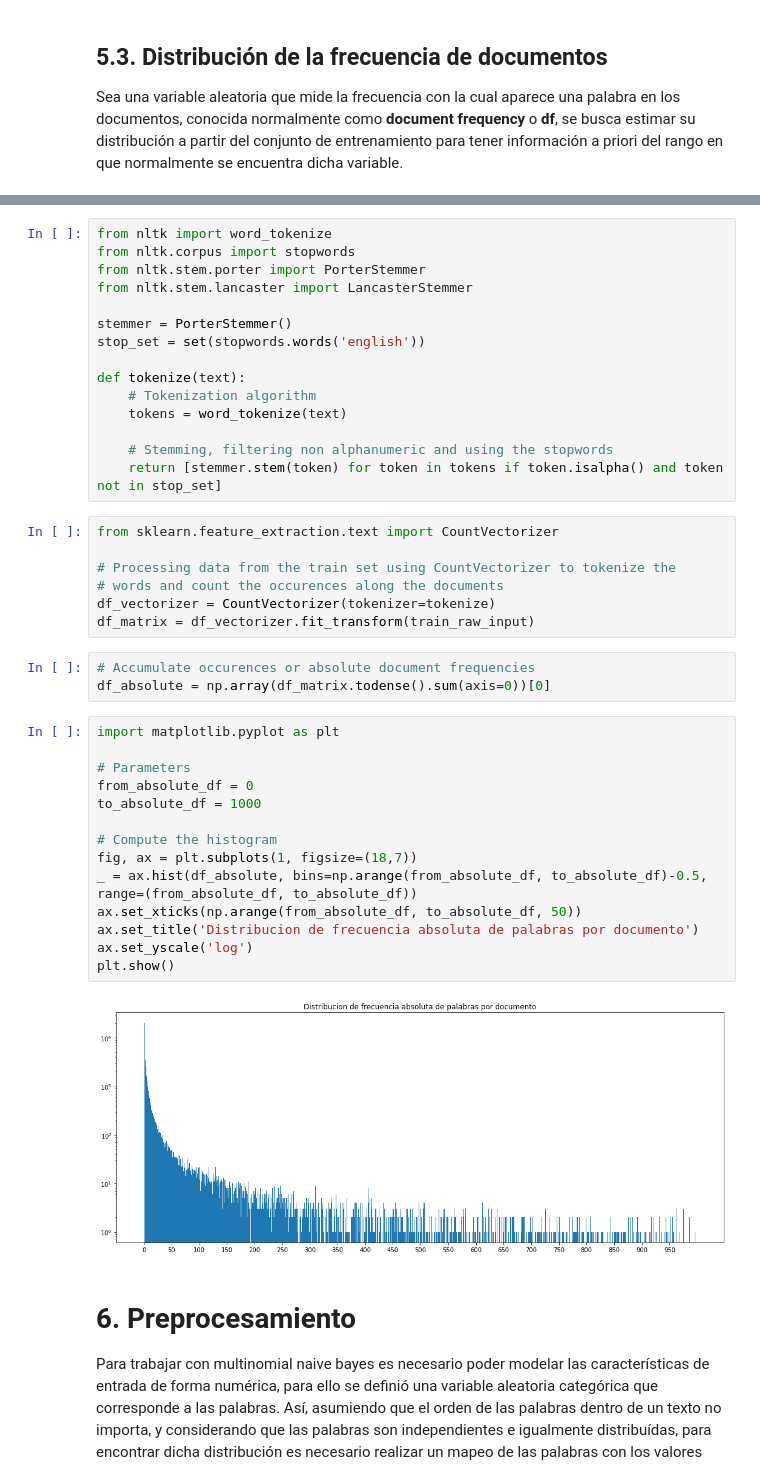
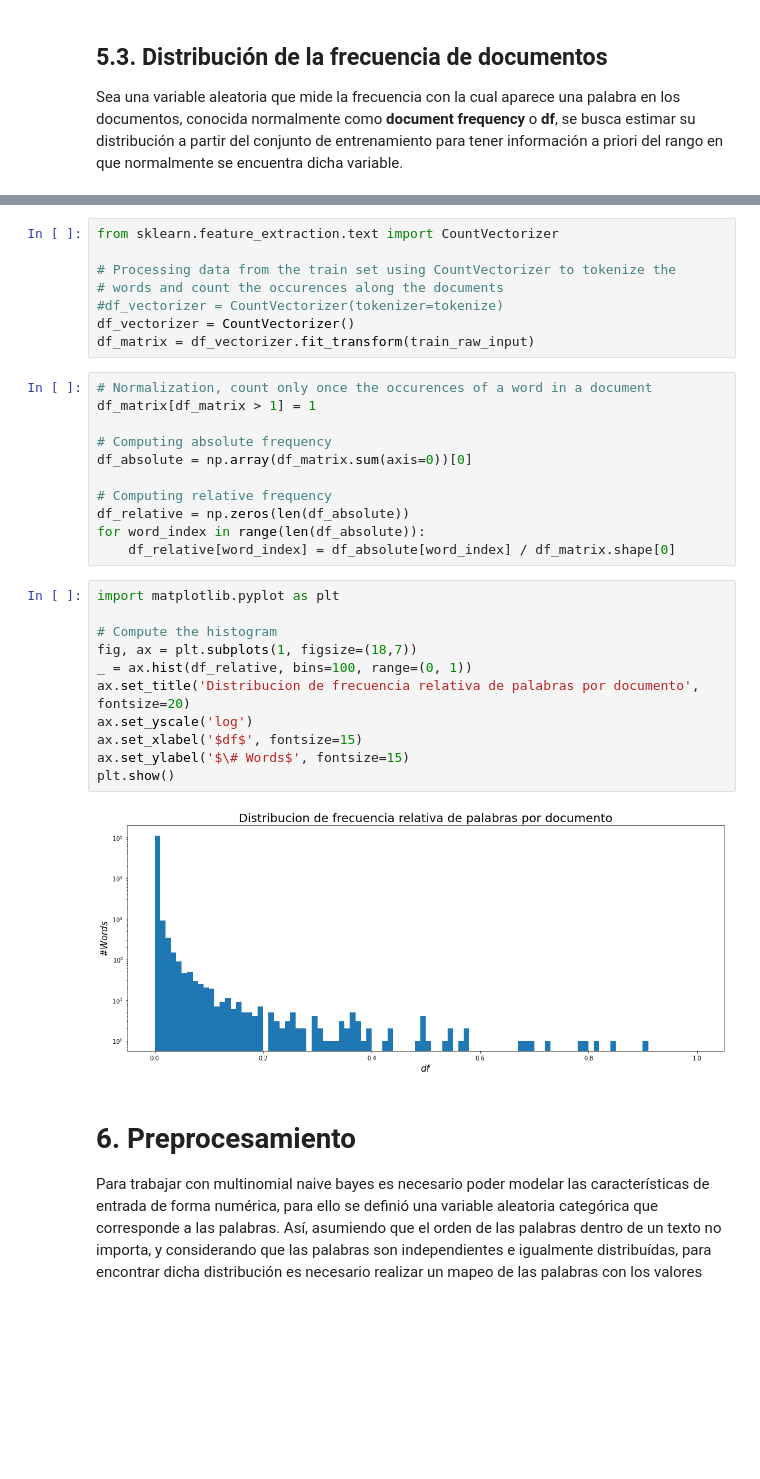
Before and after one commit to Kammann123/nn-tp1, a Jupyter notebook: notebooks/tp1-ej1-analysis.ipynb, the cells around one changed output, grey strips where cells are left out. Drawn from its saved outputs; the diff is of its cells as text; blank space fills up the shorter version.

```diff
--- a/notebooks/tp1-ej1-analysis.ipynb
+++ b/notebooks/tp1-ej1-analysis.ipynb
@@ -166,44 +151,35 @@ True
-# %%
-from nltk import word_tokenize
-from nltk.corpus import stopwords
-from nltk.stem.porter import PorterStemmer
-from nltk.stem.lancaster import LancasterStemmer
-
-stemmer = PorterStemmer()
-stop_set = set(stopwords.words('english'))
-
-def tokenize(text):
-    # Tokenization algorithm
-    tokens = word_tokenize(text)
-
-    # Stemming, filtering non alphanumeric and using the stopwords
-    return [stemmer.stem(token) for token in tokens if token.isalpha() and token not in stop_set]
 # %%
 from sklearn.feature_extraction.text import CountVectorizer
 
 # Processing data from the train set using CountVectorizer to tokenize the
 # words and count the occurences along the documents
-df_vectorizer = CountVectorizer(tokenizer=tokenize)
+#df_vectorizer = CountVectorizer(tokenizer=tokenize)
+df_vectorizer = CountVectorizer()
 df_matrix = df_vectorizer.fit_transform(train_raw_input)
-# %%
-# Accumulate occurences or absolute document frequencies
-df_absolute = np.array(df_matrix.todense().sum(axis=0))[0]
+# %%
+# Normalization, count only once the occurences of a word in a document
+df_matrix[df_matrix > 1] = 1
+
+# Computing absolute frequency
+df_absolute = np.array(df_matrix.sum(axis=0))[0]
+
+# Computing relative frequency
+df_relative = np.zeros(len(df_absolute))
+for word_index in range(len(df_absolute)):
+    df_relative[word_index] = df_absolute[word_index] / df_matrix.shape[0]
 # %%
 import matplotlib.pyplot as plt
 
-# Parameters
-from_absolute_df = 0
-to_absolute_df = 1000
-
 # Compute the histogram
 fig, ax = plt.subplots(1, figsize=(18,7))
-_ = ax.hist(df_absolute, bins=np.arange(from_absolute_df, to_absolute_df)-0.5, range=(from_absolute_df, to_absolute_df))
-ax.set_xticks(np.arange(from_absolute_df, to_absolute_df, 50))
-ax.set_title('Distribucion de frecuencia absoluta de palabras por documento')
+_ = ax.hist(df_relative, bins=100, range=(0, 1))
+ax.set_title('Distribucion de frecuencia relativa de palabras por documento', fontsize=20)
 ax.set_yscale('log')
+ax.set_xlabel('$df$', fontsize=15)
+ax.set_ylabel('$\# Words$', fontsize=15)
 plt.show()
 # %% [output]
-[figure, old version]
+[figure, new version]
 # %% [markdown]
 # 6. Preprocesamiento
 
```
Also changed, not shown: parts of 24 cells of this notebook, 3 other files.
